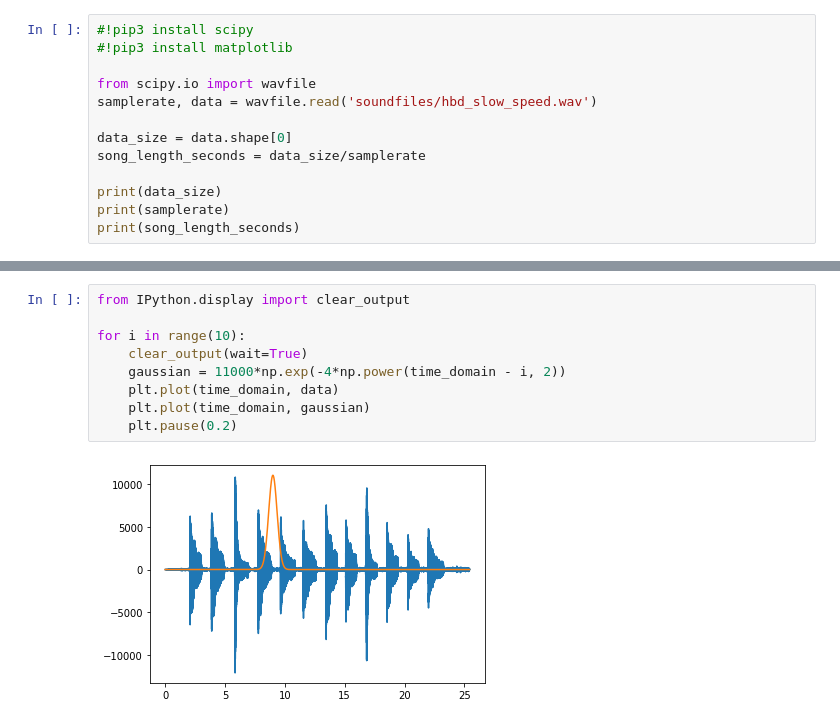
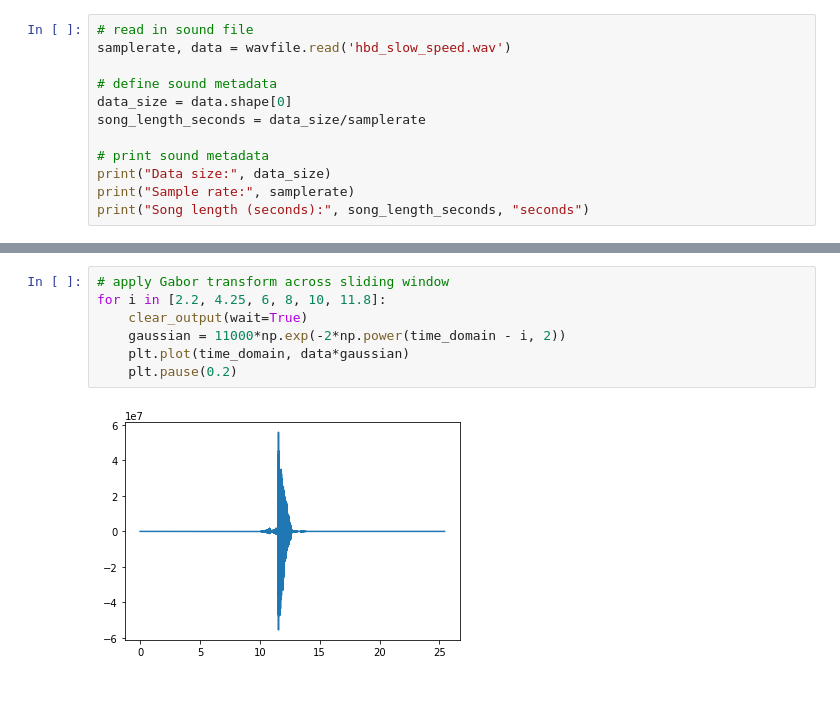
Before and after one commit to mojanbenham/blog, a Jupyter notebook: computational_math/gabor/gabor.ipynb, the cells around one changed output, grey strips where cells are left out. Saved outputs shown, nothing was run; the diff lists cells and outputs as text; blank space fills up the shorter version.

Commit message:
updated notebook for gabor post

```diff
--- a/computational_math/gabor/gabor.ipynb
+++ b/computational_math/gabor/gabor.ipynb
@@ -1,14 +8,13 @@
 # %%
-#!pip3 install scipy
-#!pip3 install matplotlib
+# read in sound file
+samplerate, data = wavfile.read('hbd_slow_speed.wav')
 
-from scipy.io import wavfile
-samplerate, data = wavfile.read('soundfiles/hbd_slow_speed.wav')
-
+# define sound metadata
 data_size = data.shape[0]
 song_length_seconds = data_size/samplerate
 
-print(data_size)
-print(samplerate)
-print(song_length_seconds)
+# print sound metadata
+print("Data size:", data_size)
+print("Sample rate:", samplerate)
+print("Song length (seconds):", song_length_seconds, "seconds")
 # %% [output]
@@ -46,12 +71,10 @@ No handles with labels found to put in legend.
 # %%
-from IPython.display import clear_output
-
-for i in range(10):
+# apply Gabor transform across sliding window
+for i in [2.2, 4.25, 6, 8, 10, 11.8]:
     clear_output(wait=True)
-    gaussian = 11000*np.exp(-4*np.power(time_domain - i, 2))
-    plt.plot(time_domain, data)
-    plt.plot(time_domain, gaussian)
+    gaussian = 11000*np.exp(-2*np.power(time_domain - i, 2))
+    plt.plot(time_domain, data*gaussian)
     plt.pause(0.2)
 # %% [output]
-[figure, old version]
+[figure, new version]
 # %%
```
Also changed, not shown: parts of 11 cells of this notebook.
